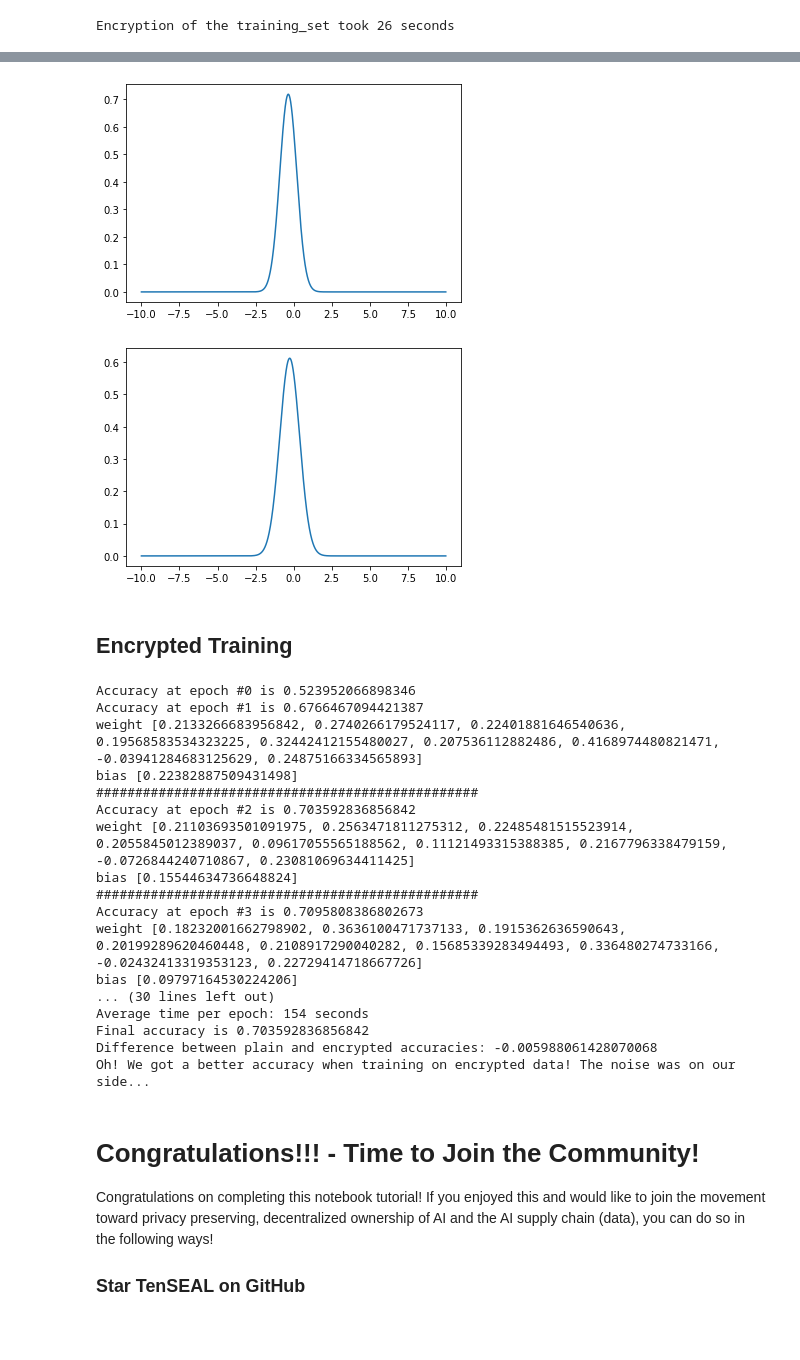
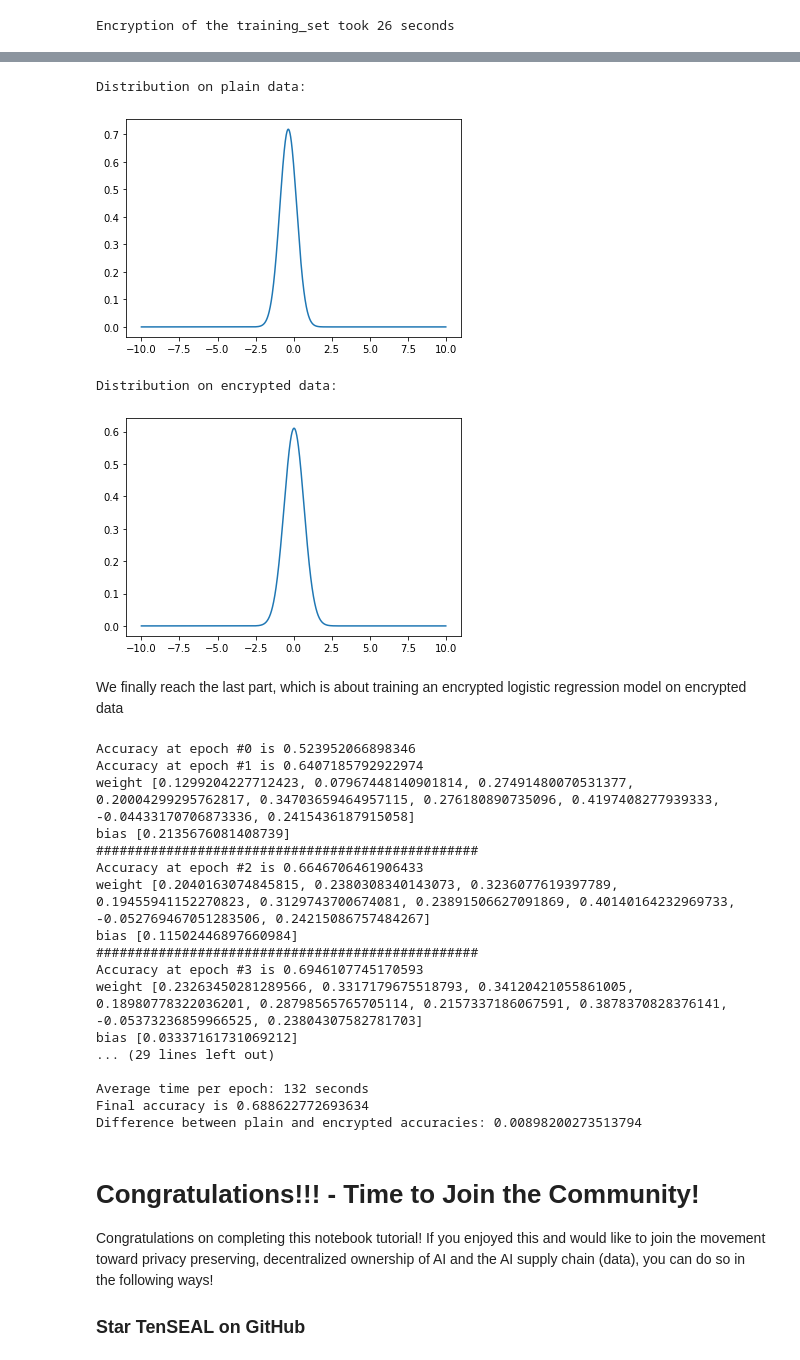
Before and after one commit to OpenMined/TenSEAL, a Jupyter notebook: tutorials/Tutorial 1 - Training and Evaluation of Logistic Regression on Encrypted Data.ipynb, the cells around one changed output, grey strips where cells are left out. Cells and saved outputs as stored; diff of their text form; code cells hidden in the pictures; blank space fills up the shorter version.

Commit message:
degree 1 sigmoid approximation: less computation

```diff
--- a/tutorials/Tutorial 1 - Training and Evaluation of Logistic Regression on Encrypted Data.ipynb
+++ b/tutorials/Tutorial 1 - Training and Evaluation of Logistic Regression on Encrypted Data.ipynb
@@ -254,6 +254,7 @@ class EncryptedLR:
     def __init__(self, torch_lr):
         self.weight = torch_lr.lr.weight.data.tolist()[0]
         self.bias = torch_lr.lr.bias.data.tolist()
+        # we accumulate gradients and counts the number of iterations
         self._delta_w = 0
         self._delta_b = 0
         self._count = 0
@@ -280,19 +281,22 @@ class EncryptedLR:
         # of the linear layer in the range of the sigmoid approximation
         self.weight -= self._delta_w * (1 / self._count) + self.weight * 0.05
         self.bias -= self._delta_b * (1 / self._count)
-        # reset
+        # reset gradient accumulators and iterations count
         self._delta_w = 0
         self._delta_b = 0
         self._count = 0
 
     @staticmethod
     def sigmoid(enc_x):
-        # https://eprint.iacr.org/2018/462.pdf
-        # look into https://eprint.iacr.org/2018/254.pdf
-        third_term = (enc_x * enc_x) * (enc_x * -0.004)
-        return third_term + enc_x * 0.197 + 0.5
+        # We use the polynomial approximation of degree 1
+        # sigmoid(x) = 0.5 + 0.125 * x
+        # from https://eprint.iacr.org/2018/462.pdf
+        # which fits the function pretty well in the range [-5,5]
+        return enc_x * 0.125 + 0.5
 
     def plain_accuracy(self, x_test, y_test):
+        # evaluate accuracy of the model on
+        # the plain (x_test, y_test) dataset
         w = torch.tensor(self.weight)
         b = torch.tensor(self.bias)
         out = torch.sigmoid(x_test.matmul(w) + b).reshape(-1, 1)
@@ -332,40 +340,43 @@ Encryption of the training_set took 26 seconds
 # %%
-# study linear layer output distribution
 normal_dist = lambda x, mean, var: np.exp(- np.square(x - mean) / (2 * var)) / np.sqrt(2 * np.pi * var)
 
 def plot_normal_dist(mean, var, rmin=-10, rmax=10):
     x = np.arange(rmin, rmax, 0.01)
     y = normal_dist(x, mean, var)
-    plt.plot(x, y)
+    fig = plt.plot(x, y)
 
 # plain distribution
 lr = LR(n_features)
 data = lr.lr(x_test)
 mean, var = map(float, [data.mean(), data.std() ** 2])
 plot_normal_dist(mean, var)
+print("Distribution on plain data:")
 plt.show()
 
 # encrypted distribution
 def encrypted_out_distribution(eelr, enc_x_test):
     w = eelr.weight
     b = eelr.bias
     data = []
     for enc_x in enc_x_test:
         enc_out = enc_x.dot(w) + b
         data.append(enc_out.decrypt())
     data = torch.tensor(data)
     mean, var = map(float, [data.mean(), data.std() ** 2])
     plot_normal_dist(mean, var)
+    print("Distribution on encrypted data:")
     plt.show()
 
 eelr = EncryptedLR(lr)
 eelr.encrypt(ctx_training)
 encrypted_out_distribution(eelr, enc_x_train)
 # %% [output]
+Distribution on plain data:
 [figure]
+Distribution on encrypted data:
-[figure, old version]
+[figure, new version]
-# %% [markdown]
-## Encrypted Training
+# %% [markdown]
+We finally reach the last part, which is about training an encrypted logistic regression model on encrypted data
 # %%
 eelr = EncryptedLR(LR(n_features))
 accuracy = eelr.plain_accuracy(x_test, y_test)
@@ -396,7 +407,7 @@ for epoch in range(EPOCHS):
     print("#################################################")
 
 
-print(f"\nAverage time per epoch: {int(sum(times) / epochs)} seconds")
+print(f"\nAverage time per epoch: {int(sum(times) / len(times))} seconds")
 print(f"Final accuracy is {accuracy}")
 
 diff_accuracy = plain_accuracy - accuracy
@@ -405,22 +416,22 @@ if diff_accuracy < 0:
     print("Oh! We got a better accuracy when training on encrypted data! The noise was on our side...")
 # %% [output]
 Accuracy at epoch #0 is 0.523952066898346
-Accuracy at epoch #1 is 0.6766467094421387
-weight [0.2133266683956842, 0.2740266179524117, 0.22401881646540636, 0.19568583534323225, 0.32442412155480027, 0.207536112882486, 0.4168974480821471, -0.03941284683125629, 0.24875166334565893]
-bias [0.22382887509431498]
+Accuracy at epoch #1 is 0.6407185792922974
+weight [0.1299204227712423, 0.07967448140901814, 0.27491480070531377, 0.20004299295762817, 0.34703659464957115, 0.276180890735096, 0.4197408277939333, -0.04433170706873336, 0.2415436187915058]
+bias [0.2135676081408739]
 #################################################
-Accuracy at epoch #2 is 0.703592836856842
-weight [0.21103693501091975, 0.2563471811275312, 0.22485481515523914, 0.2055845012389037, 0.09617055565188562, 0.11121493315388385, 0.2167796338479159, -0.0726844240710867, 0.23081069634411425]
-bias [0.15544634736648824]
+Accuracy at epoch #2 is 0.6646706461906433
+weight [0.2040163074845815, 0.2380308340143073, 0.3236077619397789, 0.19455941152270823, 0.3129743700674081, 0.23891506627091869, 0.40140164232969733, -0.052769467051283506, 0.24215086757484267]
+bias [0.11502446897660984]
 #################################################
-Accuracy at epoch #3 is 0.7095808386802673
-weight [0.18232001662798902, 0.3636100471737133, 0.1915362636590643, 0.20199289620460448, 0.2108917290040282, 0.15685339283494493, 0.336480274733166, -0.02432413319353123, 0.22729414718667726]
-bias [0.09797164530224206]
-... (30 lines left out)
-Average time per epoch: 154 seconds
-Final accuracy is 0.703592836856842
-Difference between plain and encrypted accuracies: -0.005988061428070068
-Oh! We got a better accuracy when training on encrypted data! The noise was on our side...
+Accuracy at epoch #3 is 0.6946107745170593
+weight [0.23263450281289566, 0.3317179675518793, 0.34120421055861005, 0.18980778322036201, 0.28798565765705114, 0.2157337186067591, 0.3878370828376141, -0.05373236859966525, 0.23804307582781703]
+bias [0.03337161731069212]
+... (29 lines left out)
+
+Average time per epoch: 132 seconds
+Final accuracy is 0.688622772693634
+Difference between plain and encrypted accuracies: 0.00898200273513794
 # %% [markdown]
 # Congratulations!!! - Time to Join the Community!
 
```
Also changed, not shown: parts of 3 cells of this notebook.
